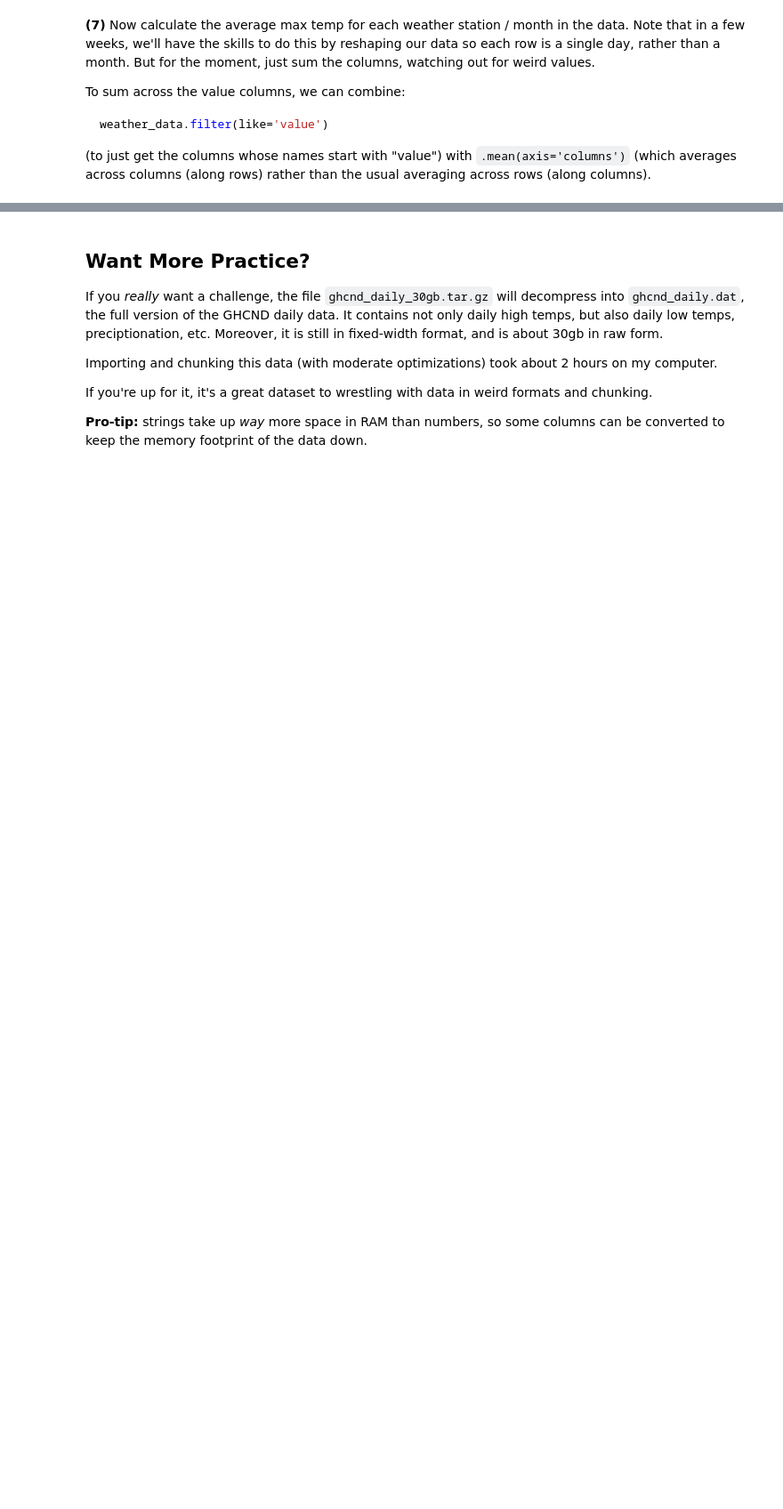
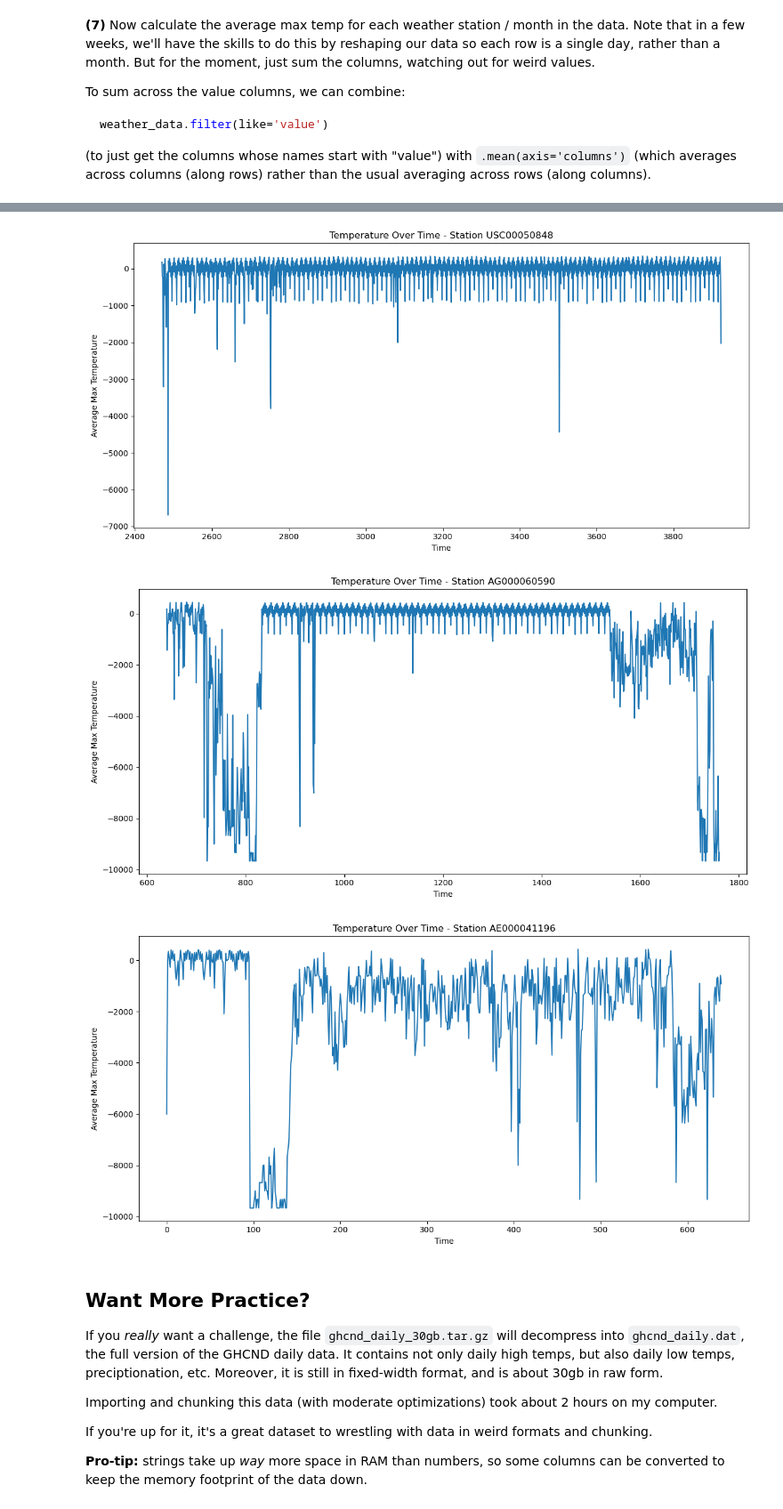
Before and after one commit to matthewtfischer/october-21, a Jupyter notebook: exercise_bigdata.ipynb, the cells around one changed output, grey strips where cells are left out. Shown: that part at 89% size. Cells and saved outputs as stored; diff of their text form; code cells hidden in the pictures; blank space fills up the shorter version.

````diff
--- a/exercise_bigdata.ipynb
+++ b/exercise_bigdata.ipynb
@@ -109,3 +149,18 @@ weather_data.filter(like='value')
 ```
 
 (to just get the columns whose names start with "value") with `.mean(axis='columns')` (which averages across columns (along rows) rather than the usual averaging across rows (along columns).
+# %%
+# Get only the value columns (daily temperatures)
+temp_values = final_data.filter(like='value')
+
+# Calculate average max temp across all days in each month
+final_data['avg_max_temp'] = temp_values.mean(axis='columns')
+
+# Group by station and month to see the results
+monthly_avg = final_data.groupby(['id', 'year', 'month'])['avg_max_temp'].mean()
+print(monthly_avg)
+
+# Or create a summary by station
+station_summary = final_data.groupby('id')['avg_max_temp'].agg(['mean', 'min', 'max', 'count'])
+print("\nSummary by station:")
+print(station_summary)
@@ -115,6 +196,31 @@ weather_data.filter(like='value')
 ![temp_plots_Colorado](images/temp_plots_Boulder_CO.png)
 
 **NOTE:** If your plot has little horizontal lines at the tops and bottoms of the temperature plots connecting perfectly vertical temperature lines, it means you made a mistake in how you plotted your data!
+# %%
+import matplotlib.pyplot as plt
+
+# Create a separate plot for each station
+for station in stations_to_keep:
+    station_data = final_data[final_data['id'] == station].copy()
+
+    # Sort by date to ensure proper chronological plotting
+    station_data = station_data.sort_values(['year', 'month'])
+
+    # Reset index to get sequential values for plotting
+    station_data = station_data.reset_index(drop=True)
+
+    # Create the plot
+    plt.figure(figsize=(12, 6))
+    plt.plot(station_data.index, station_data['avg_max_temp'])
+    plt.title(f'Temperature Over Time - Station {station}')
+    plt.xlabel('Time')
+    plt.ylabel('Average Max Temperature')
+    plt.tight_layout()
+    plt.show()
+# %% [output]
+[figure, added]
+[figure, added]
+[figure, added]
 # %% [markdown]
 ## Want More Practice?
 
````
Also changed, not shown: parts of 5 cells of this notebook.
